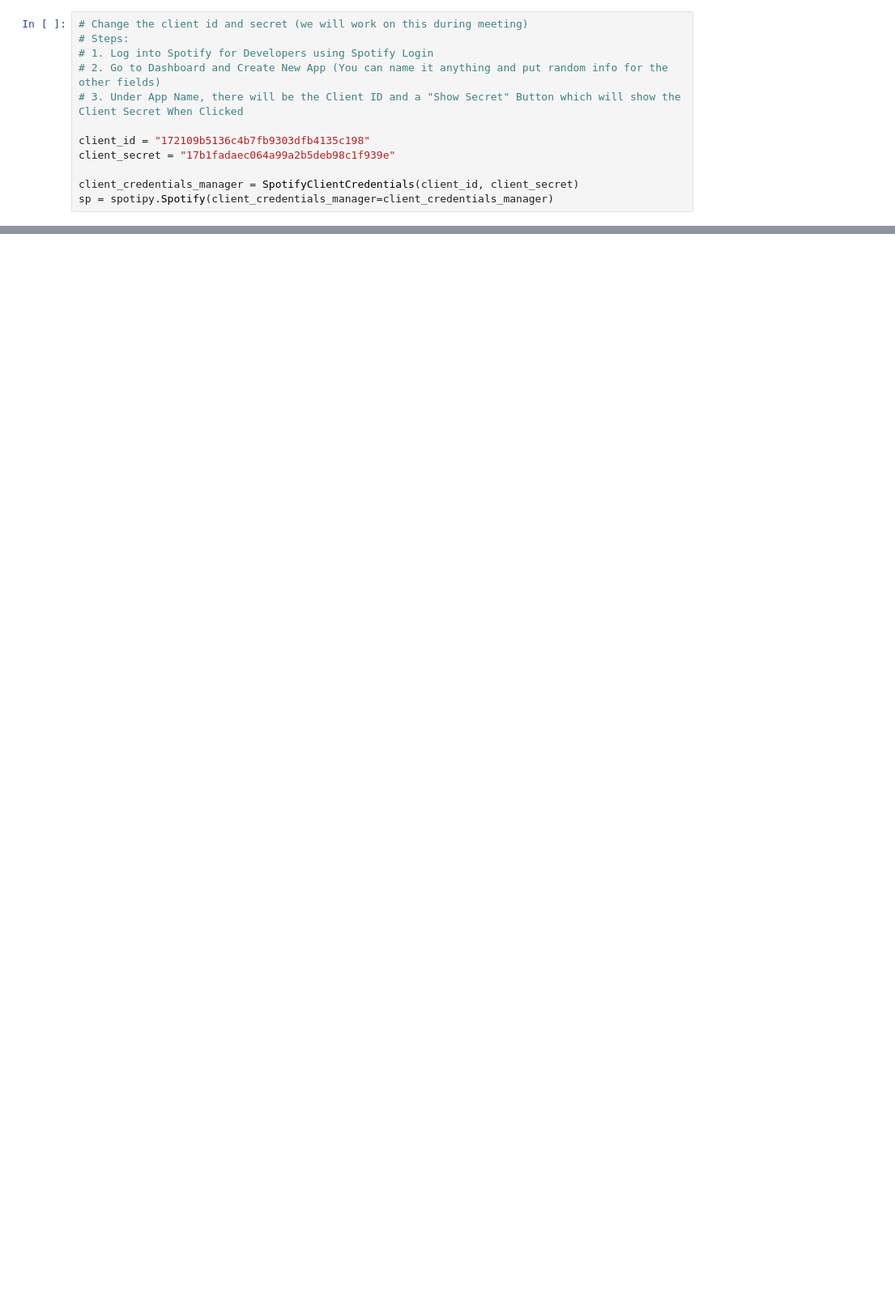
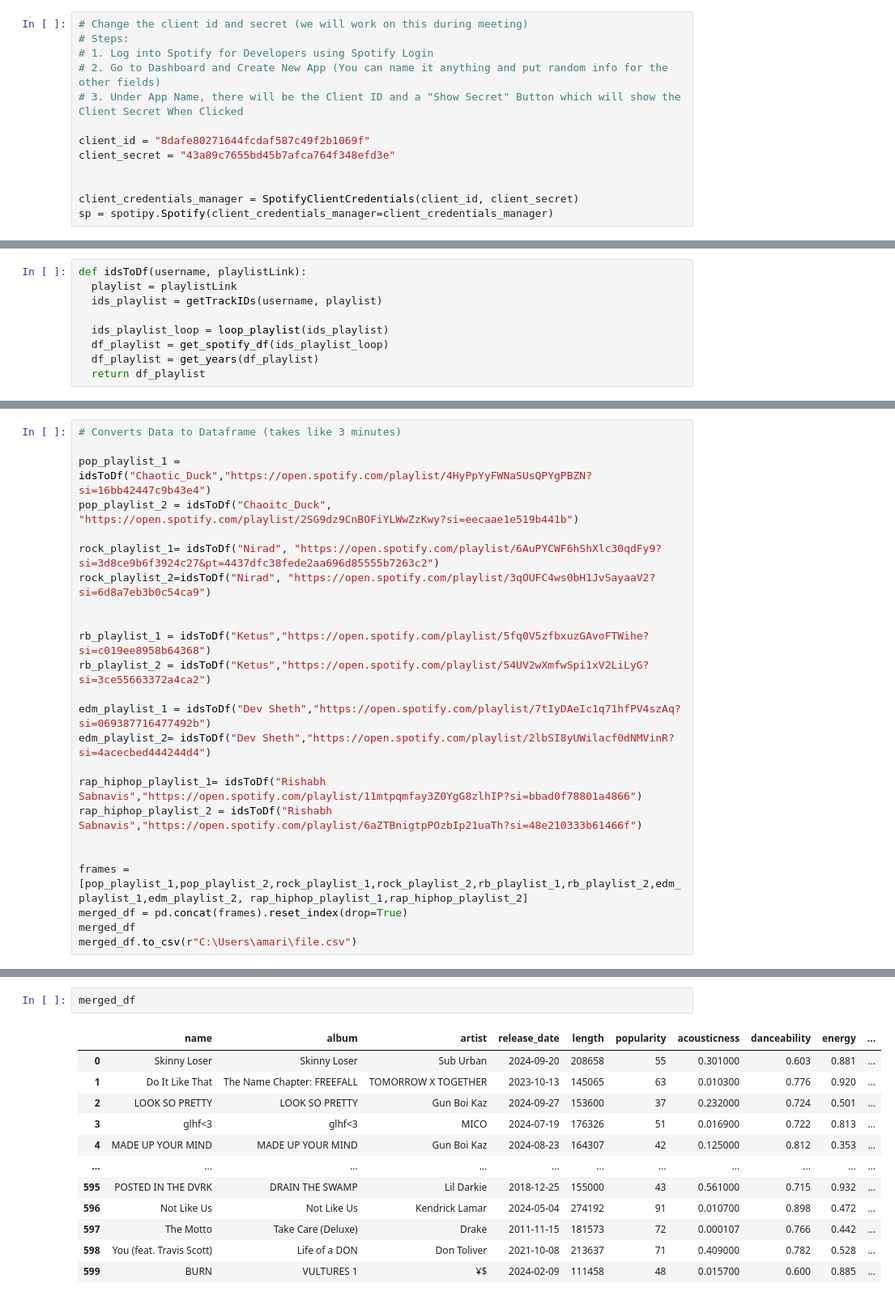
Before and after one commit to ShreyaKrishnan2004/SpotifAI, a Jupyter notebook: SpotifAI Intro Project.ipynb, the cells around one changed output, grey strips where cells are left out. Shown: that part at 81% size. Cells and saved outputs as stored; diff of their text form; blank space fills up the shorter version.

```diff
--- a/SpotifAI Intro Project.ipynb
+++ b/SpotifAI Intro Project.ipynb
@@ -26,8 +45,9 @@ import warnings
 # 2. Go to Dashboard and Create New App (You can name it anything and put random info for the other fields)
 # 3. Under App Name, there will be the Client ID and a "Show Secret" Button which will show the Client Secret When Clicked
 
-client_id = "172109b5136c4b7fb9303dfb4135c198"
-client_secret = "17b1fadaec064a99a2b5deb98c1f939e"
+client_id = "8dafe80271644fcdaf587c49f2b1069f"
+client_secret = "43a89c7655bd45b7afca764f348efd3e"
+
 
 client_credentials_manager = SpotifyClientCredentials(client_id, client_secret)
 sp = spotipy.Spotify(client_credentials_manager=client_credentials_manager)
@@ -130,0 +134,9 @@ df_workout.to_csv(r"C:\Users\ayerh\Documents\College Stuff\AIM Project\Intro Pro
+# %%
+def idsToDf(username, playlistLink):
+  playlist = playlistLink
+  ids_playlist = getTrackIDs(username, playlist)
+
+  ids_playlist_loop = loop_playlist(ids_playlist)
+  df_playlist = get_spotify_df(ids_playlist_loop)
+  df_playlist = get_years(df_playlist)
+  return df_playlist
@@ -130,0 +145,24 @@ df_workout.to_csv(r"C:\Users\ayerh\Documents\College Stuff\AIM Project\Intro Pro
+# %%
+# Converts Data to Dataframe (takes like 3 minutes)
+
+pop_playlist_1 = idsToDf("Chaotic_Duck","https://open.spotify.com/playlist/4HyPpYyFWNaSUsQPYgPBZN?si=16bb42447c9b43e4")
+pop_playlist_2 = idsToDf("Chaoitc_Duck", "https://open.spotify.com/playlist/2SG9dz9CnBOFiYLWwZzKwy?si=eecaae1e519b441b")
+
+rock_playlist_1= idsToDf("Nirad", "https://open.spotify.com/playlist/6AuPYCWF6hShXlc30qdFy9?si=3d8ce9b6f3924c27&pt=4437dfc38fede2aa696d85555b7263c2")
+rock_playlist_2=idsToDf("Nirad", "https://open.spotify.com/playlist/3qOUFC4ws0bH1JvSayaaV2?si=6d8a7eb3b0c54ca9")
+
+
+rb_playlist_1 = idsToDf("Ketus","https://open.spotify.com/playlist/5fq0V5zfbxuzGAvoFTWihe?si=c019ee8958b64368")
+rb_playlist_2 = idsToDf("Ketus","https://open.spotify.com/playlist/54UV2wXmfwSpi1xV2LiLyG?si=3ce55663372a4ca2")
+
+edm_playlist_1 = idsToDf("Dev Sheth","https://open.spotify.com/playlist/7tIyDAeIc1q71hfPV4szAq?si=069387716477492b")
+edm_playlist_2= idsToDf("Dev Sheth","https://open.spotify.com/playlist/2lbSI8yUWilacf0dNMVinR?si=4acecbed444244d4")
+
+rap_hiphop_playlist_1= idsToDf("Rishabh Sabnavis","https://open.spotify.com/playlist/11mtpqmfay3Z0YgG8zlhIP?si=bbad0f78801a4866")
+rap_hiphop_playlist_2 = idsToDf("Rishabh Sabnavis","https://open.spotify.com/playlist/6aZTBnigtpPOzbIp21uaTh?si=48e210333b61466f")
+
+
+frames = [pop_playlist_1,pop_playlist_2,rock_playlist_1,rock_playlist_2,rb_playlist_1,rb_playlist_2,edm_playlist_1,edm_playlist_2, rap_hiphop_playlist_1,rap_hiphop_playlist_2]
+merged_df = pd.concat(frames).reset_index(drop=True)
+merged_df
+merged_df.to_csv(r"C:\Users\amari\file.csv")
@@ -130,0 +173,15 @@ df_workout.to_csv(r"C:\Users\ayerh\Documents\College Stuff\AIM Project\Intro Pro
+# %%
+merged_df
+# %% [output]
+|  | name | album | artist | release_date | length | popularity | acousticness | danceability | energy | ... |
+| 0 | Skinny Loser | Skinny Loser | Sub Urban | 2024-09-20 | 208658 | 55 | 0.301000 | 0.603 | 0.881 | ... |
+| 1 | Do It Like That | The Name Chapter: FREEFALL | TOMORROW X TOGETHER | 2023-10-13 | 145065 | 63 | 0.010300 | 0.776 | 0.920 | ... |
+| 2 | LOOK SO PRETTY | LOOK SO PRETTY | Gun Boi Kaz | 2024-09-27 | 153600 | 37 | 0.232000 | 0.724 | 0.501 | ... |
+| 3 | glhf<3 | glhf<3 | MICO | 2024-07-19 | 176326 | 51 | 0.016900 | 0.722 | 0.813 | ... |
+| 4 | MADE UP YOUR MIND | MADE UP YOUR MIND | Gun Boi Kaz | 2024-08-23 | 164307 | 42 | 0.125000 | 0.812 | 0.353 | ... |
+| ... | ... | ... | ... | ... | ... | ... | ... | ... | ... | ... |
+| 595 | POSTED IN THE DVRK | DRAIN THE SWAMP | Lil Darkie | 2018-12-25 | 155000 | 43 | 0.561000 | 0.715 | 0.932 | ... |
+| 596 | Not Like Us | Not Like Us | Kendrick Lamar | 2024-05-04 | 274192 | 91 | 0.010700 | 0.898 | 0.472 | ... |
+| 597 | The Motto | Take Care (Deluxe) | Drake | 2011-11-15 | 181573 | 72 | 0.000107 | 0.766 | 0.442 | ... |
+| 598 | You (feat. Travis Scott) | Life of a DON | Don Toliver | 2021-10-08 | 213637 | 71 | 0.409000 | 0.782 | 0.528 | ... |
+| 599 | BURN | VULTURES 1 | ¥$ | 2024-02-09 | 111458 | 48 | 0.015700 | 0.600 | 0.885 | ... |
```
Also changed, not shown: parts of 26 cells of this notebook.
